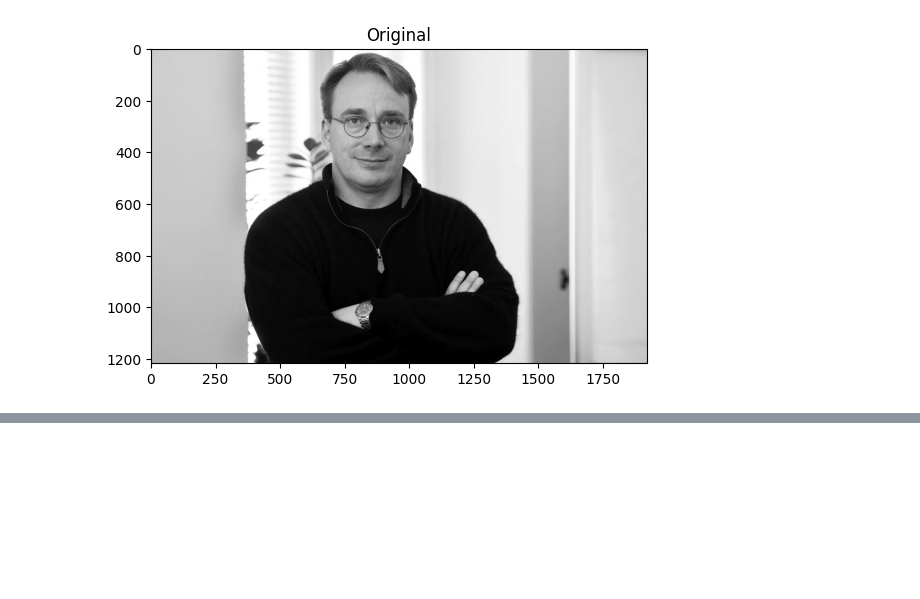
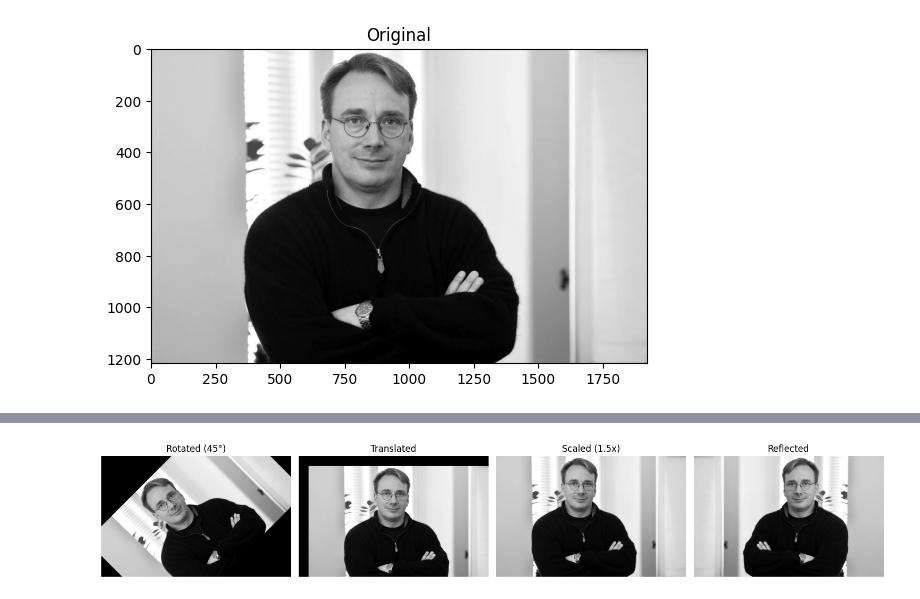
Before and after one commit to christiandarvs/CSIS324-CVIP, a Jupyter notebook: image_trans_inter.ipynb, the cells around one changed output, grey strips where cells are left out. Saved outputs shown, nothing was run; the diff lists cells and outputs as text; code cells hidden in the pictures; blank space fills up the shorter version.

```diff
--- a/image_trans_inter.ipynb
+++ b/image_trans_inter.ipynb
@@ -109,0 +89,28 @@ plt.show()
+# %%
+plt.figure(figsize=(15, 8))  # Increase figure size
+
+# Display transformations
+plt.subplot(2, 4, 5)
+plt.imshow(cv.cvtColor(rotated_image, cv.COLOR_BGR2RGB))
+plt.title("Rotated (45°)")
+plt.axis("off")
+
+plt.subplot(2, 4, 6)
+plt.imshow(cv.cvtColor(translated_image, cv.COLOR_BGR2RGB))
+plt.title("Translated")
+plt.axis("off")
+
+plt.subplot(2, 4, 7)
+plt.imshow(cv.cvtColor(scaled_img, cv.COLOR_BGR2RGB))
+plt.title("Scaled (1.5x)")
+plt.axis("off")
+
+plt.subplot(2, 4, 8)
+plt.imshow(cv.cvtColor(reflected_image, cv.COLOR_BGR2RGB))
+plt.title("Reflected")
+plt.axis("off")
+
+plt.tight_layout()
+plt.show()
+# %% [output]
+[figure, added]
```
Also changed, not shown: parts of 5 cells of this notebook, 5 other files.
